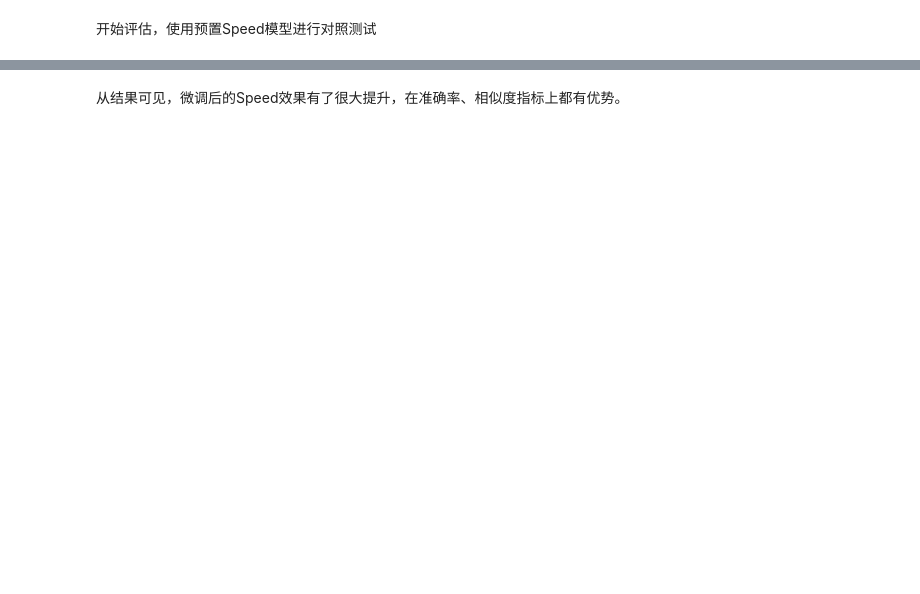
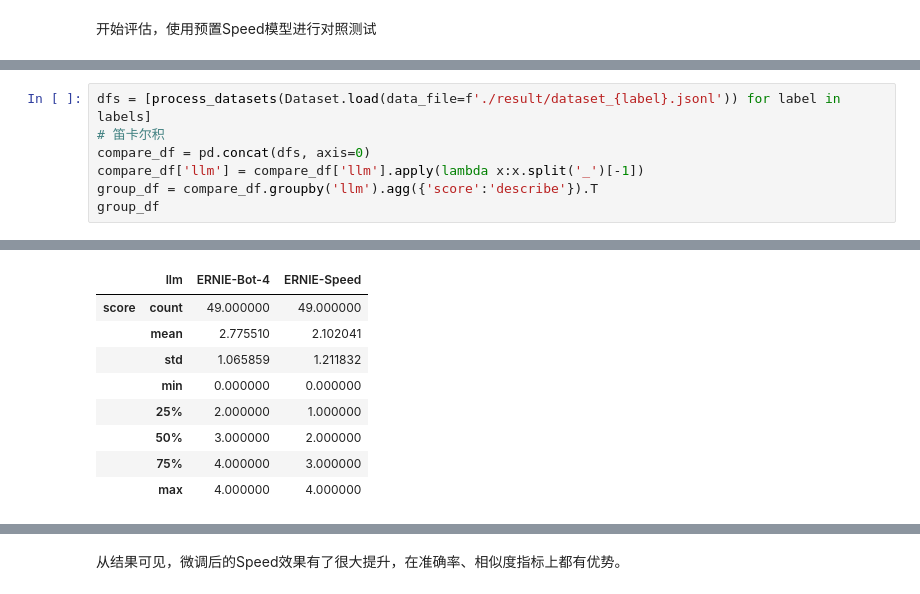
Before and after one commit to baidubce/bce-qianfan-sdk, a Jupyter notebook: cookbook/finetune/finetune_roleplay.ipynb, the cells around one changed output, grey strips where cells are left out. Drawn from its saved outputs; the diff is of its cells as text; blank space fills up the shorter version.

```diff
--- a/cookbook/finetune/finetune_roleplay.ipynb
+++ b/cookbook/finetune/finetune_roleplay.ipynb
@@ -513,0 +511,8 @@ merged
+# %%
+dfs = [process_datasets(Dataset.load(data_file=f'./result/dataset_{label}.jsonl')) for label in labels]
+# 笛卡尔积
+compare_df = pd.concat(dfs, axis=0)
+compare_df['llm'] = compare_df['llm'].apply(lambda x:x.split('_')[-1])
+group_df = compare_df.groupby('llm').agg({'score':'describe'}).T
+group_df
+# %% [output]
@@ -513,0 +529,9 @@ merged
+|  | llm | ERNIE-Bot-4 | ERNIE-Speed |
+| score | count | 49.000000 | 49.000000 |
+|  | mean | 2.775510 | 2.102041 |
+|  | std | 1.065859 | 1.211832 |
+|  | min | 0.000000 | 0.000000 |
+|  | 25% | 2.000000 | 1.000000 |
+|  | 50% | 3.000000 | 2.000000 |
+|  | 75% | 4.000000 | 3.000000 |
+|  | max | 4.000000 | 4.000000 |
```
Also changed, not shown: parts of 38 cells of this notebook, 3 other files.
